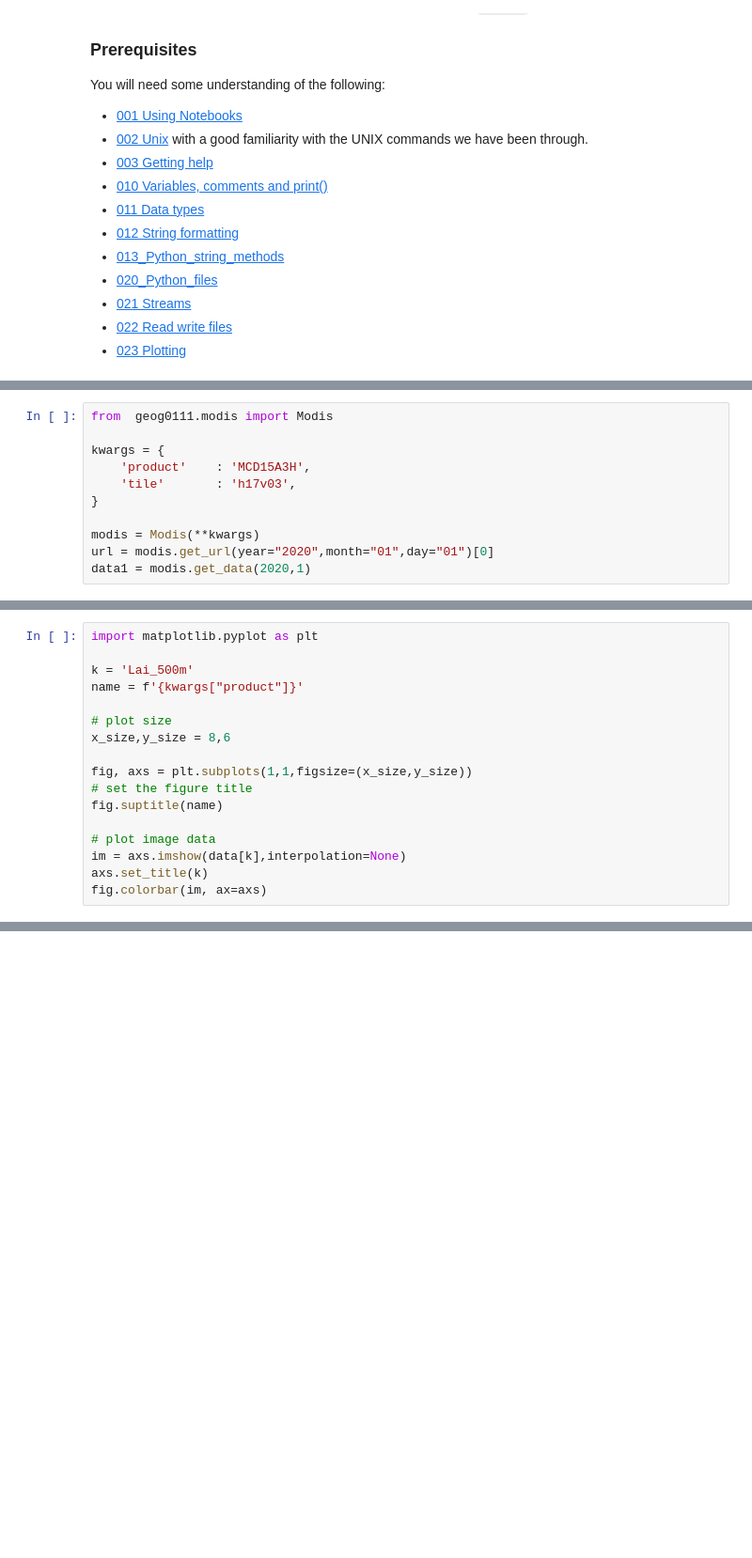
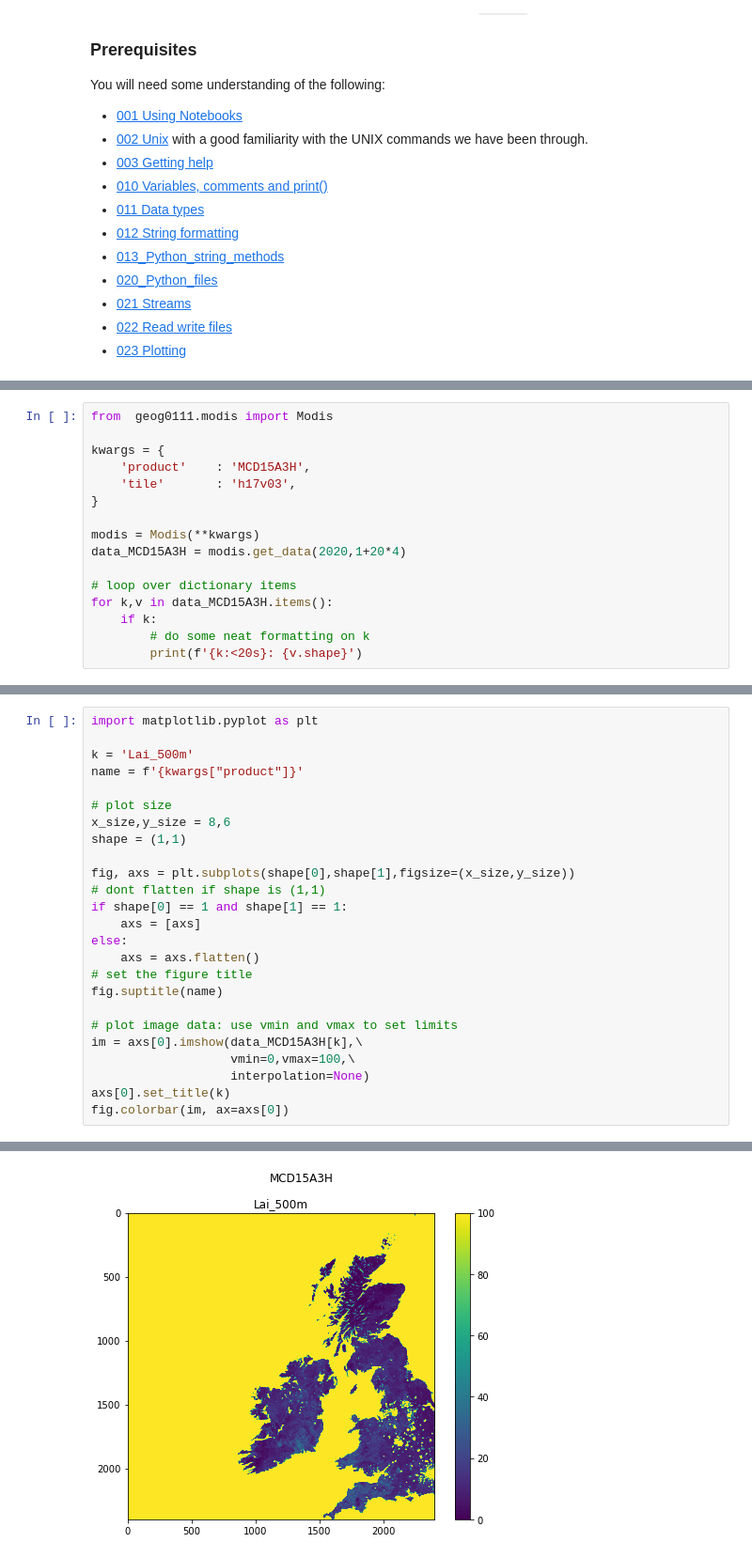
Before and after one commit to UCL-EO/geog0111, a Jupyter notebook: notebooks/024_Image_display.ipynb, the cells around one changed output, grey strips where cells are left out. Shown at 94% size. Cells and saved outputs as stored; diff of their text form; blank space fills up the shorter version.

```diff
--- a/notebooks/024_Image_display.ipynb
+++ b/notebooks/024_Image_display.ipynb
@@ -48,5 +52,10 @@ kwargs = {
 }
 
 modis = Modis(**kwargs)
-url = modis.get_url(year="2020",month="01",day="01")[0]
-data1 = modis.get_data(2020,1)
+data_MCD15A3H = modis.get_data(2020,1+20*4)
+
+# loop over dictionary items
+for k,v in data_MCD15A3H.items():
+    if k:
+        # do some neat formatting on k
+        print(f'{k:<20s}: {v.shape}')
@@ -112,12 +82,21 @@ name = f'{kwargs["product"]}'
 
 # plot size
 x_size,y_size = 8,6
+shape = (1,1)
 
-fig, axs = plt.subplots(1,1,figsize=(x_size,y_size))
+fig, axs = plt.subplots(shape[0],shape[1],figsize=(x_size,y_size))
+# dont flatten if shape is (1,1)
+if shape[0] == 1 and shape[1] == 1:
+    axs = [axs]
+else:
+    axs = axs.flatten()
 # set the figure title
 fig.suptitle(name)
 
-# plot image data
-im = axs.imshow(data[k],interpolation=None)
-axs.set_title(k)
-fig.colorbar(im, ax=axs)
+# plot image data: use vmin and vmax to set limits
+im = axs[0].imshow(data_MCD15A3H[k],\
+                   vmin=0,vmax=100,\
+                   interpolation=None)
+axs[0].set_title(k)
+fig.colorbar(im, ax=axs[0])
+# %% [output]
@@ -124,3 +104,4 @@ fig.colorbar(im, ax=axs)
+[figure, added]
 # %% [markdown]
 #### Exercise 1
 
```
Also changed, not shown: parts of 34 cells of this notebook, 17 other files.
